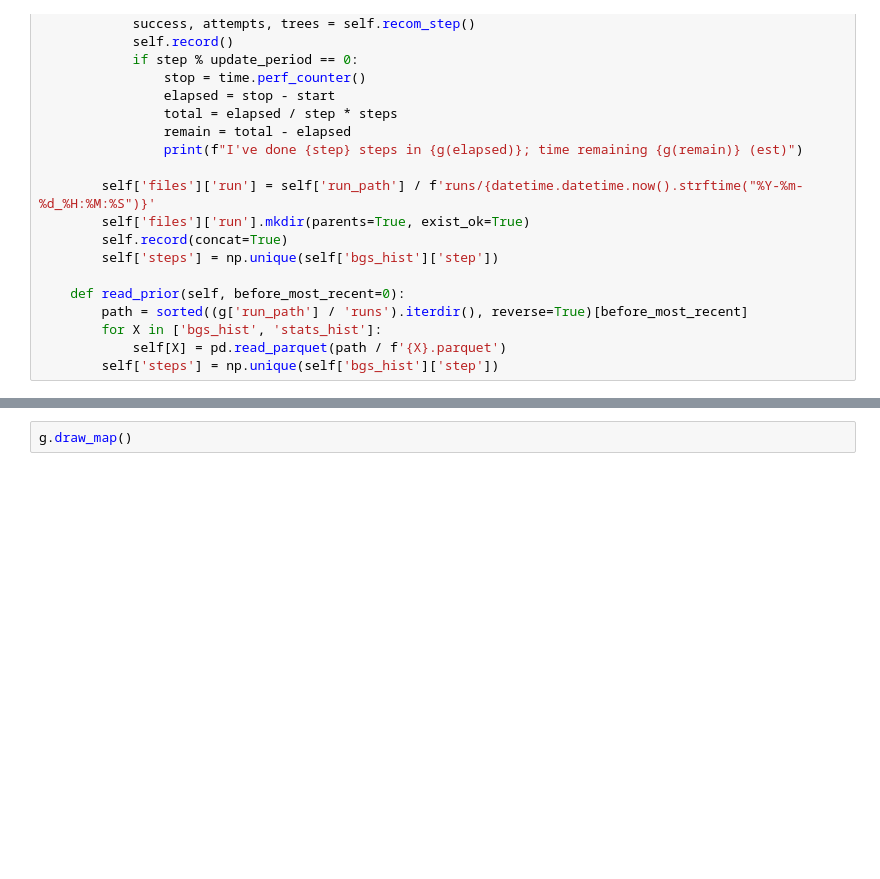
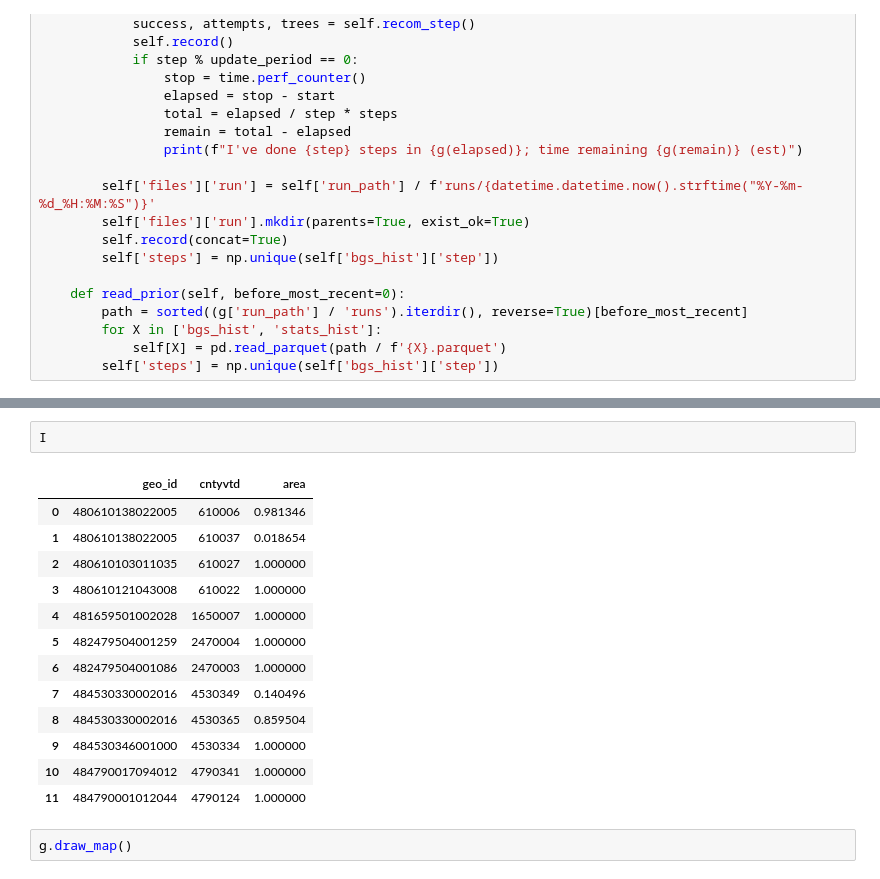
Before and after one commit to Tarleton-Math/MathVGerrmandering_CMAT_2021, a Jupyter notebook: Gerrymandering_v6.ipynb, the cells around one changed output, grey strips where cells are left out. Drawn from its saved outputs; the diff is of its cells as text; blank space fills up the shorter version.

```diff
--- a/Gerrymandering_v6.ipynb
+++ b/Gerrymandering_v6.ipynb
@@ -582,3 +599,19 @@ I.to_parquet('/home/jupyter/bg_vtd_proportions.parquet', index=False)
+# %%
+I
+# %% [output]
+|  | geo_id | cntyvtd | area |
+| 0 | 480610138022005 | 610006 | 0.981346 |
+| 1 | 480610138022005 | 610037 | 0.018654 |
+| 2 | 480610103011035 | 610027 | 1.000000 |
+| 3 | 480610121043008 | 610022 | 1.000000 |
+| 4 | 481659501002028 | 1650007 | 1.000000 |
+| 5 | 482479504001259 | 2470004 | 1.000000 |
+| 6 | 482479504001086 | 2470003 | 1.000000 |
+| 7 | 484530330002016 | 4530349 | 0.140496 |
+| 8 | 484530330002016 | 4530365 | 0.859504 |
+| 9 | 484530346001000 | 4530334 | 1.000000 |
+| 10 | 484790017094012 | 4790341 | 1.000000 |
+| 11 | 484790001012044 | 4790124 | 1.000000 |
 # %%
 g.draw_map()
 # %%
```
Also changed, not shown: parts of 6 cells of this notebook.
